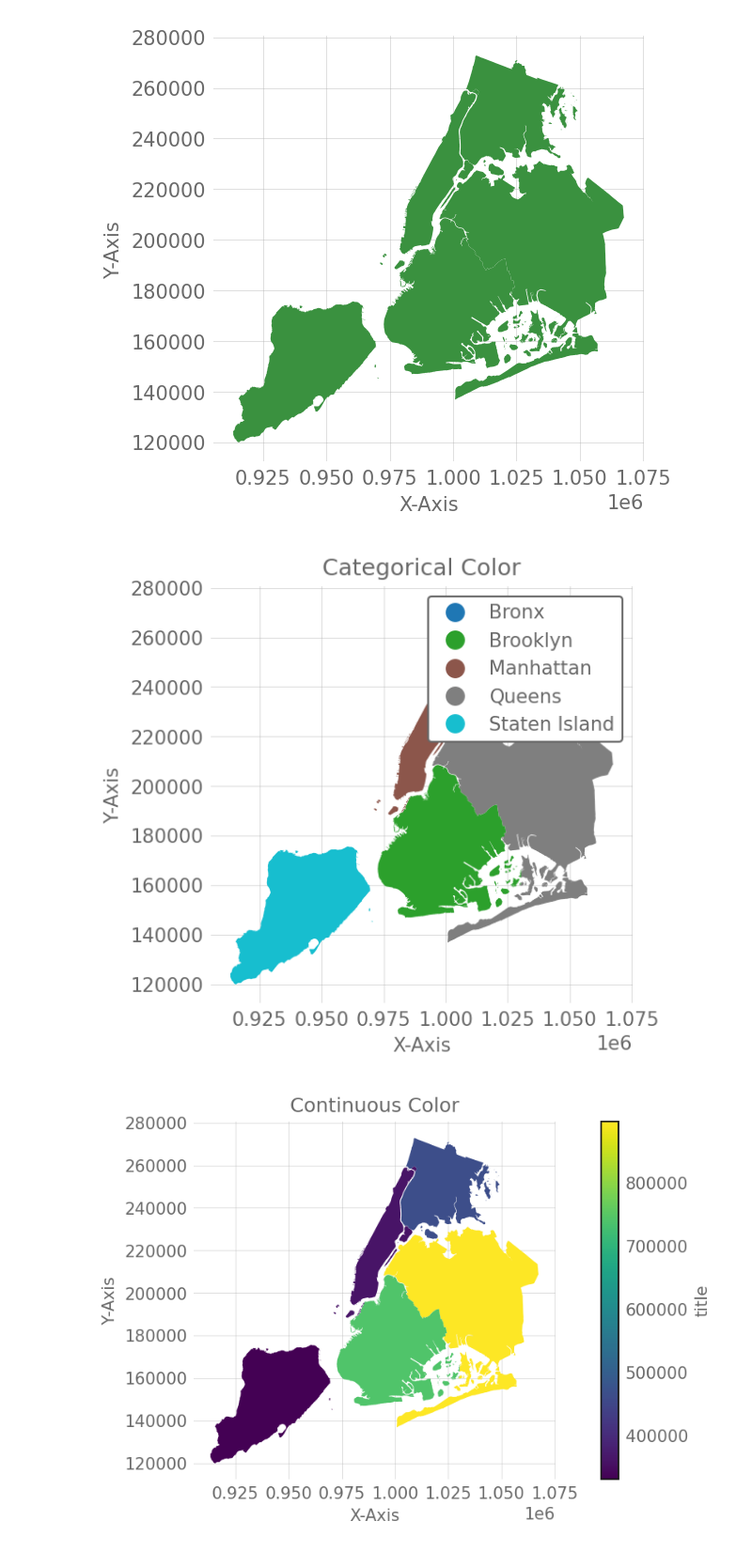
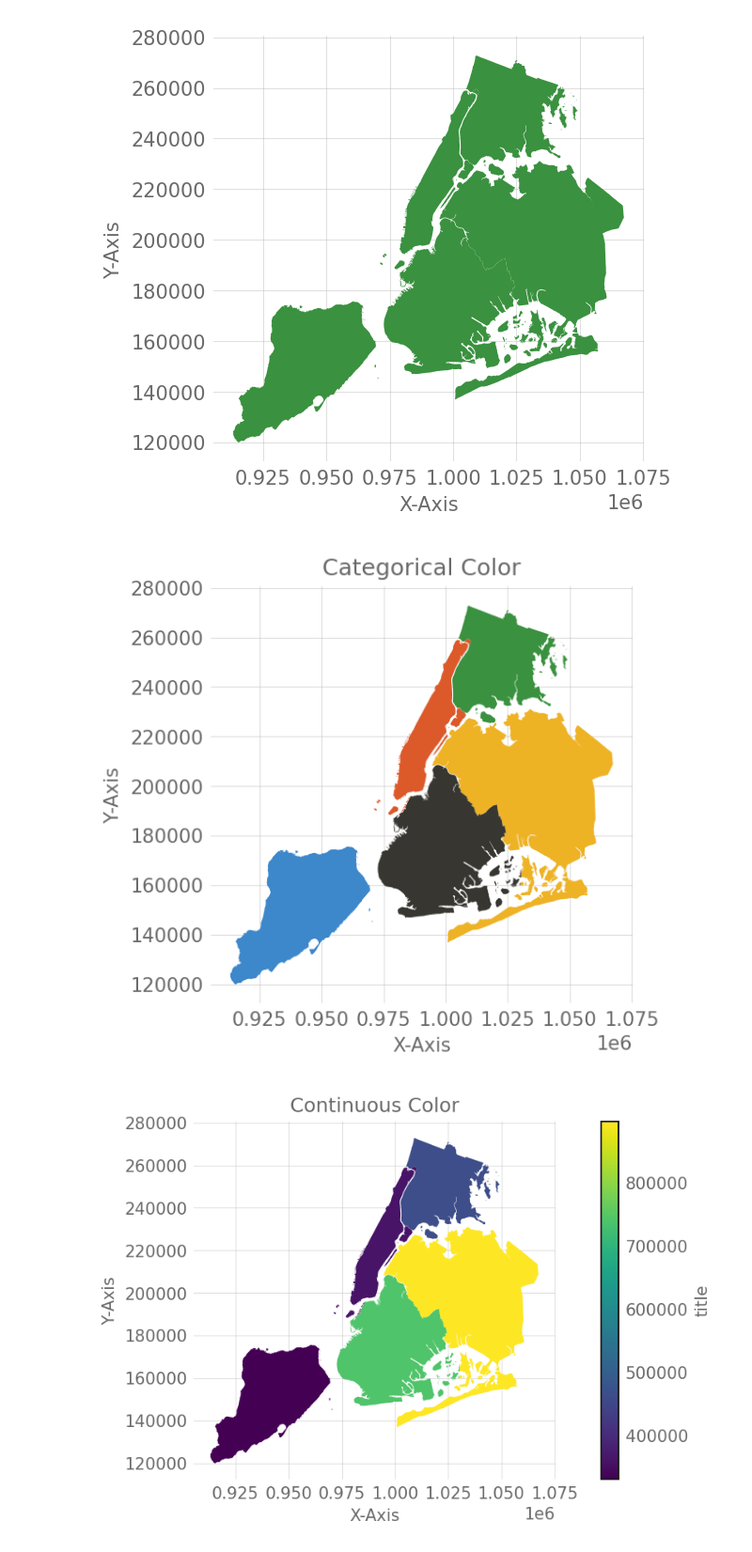
Before and after one commit to lukaszgajewski/ALLFED-matplotlib-style-sheet, a Jupyter notebook: Style Sheet Gallery.ipynb, the cells around one changed output. Shown at 94% size. Cells and saved outputs as stored; diff of their text form; code cells hidden in the pictures.

```diff
--- a/Style Sheet Gallery.ipynb
+++ b/Style Sheet Gallery.ipynb
@@ -60,13 +61,18 @@ ax.set_xlabel("X-Axis");
 # %% [output]
 [figure]
 # %%
-ax = gdf.plot(column="BoroName", legend=True);
+# Create a custom colormap with the specified colors
+# geopandas only takes colormaps, so we have to define it here
+colors_cmap =[ '#3A913F', '#363631', '#DC582A', '#F0B323', '#3D87CB']
+cmap = colors.LinearSegmentedColormap.from_list("my_colormap", colors_cmap)
+
+ax = gdf.plot(column="BoroName", legend=False, cmap=cmap);
 ax.set_title("Categorical Color");
 ax = plt.gca()
 ax.set_ylabel("Y-Axis")
 ax.set_xlabel("X-Axis");
 # %% [output]
-[figure, old version]
+[figure, new version]
 # %%
 ax = gdf.plot(column="Shape_Leng", legend=True, legend_kwds={"label":"title"});
 ax.set_title("Continuous Color");
```
Also changed, not shown: parts of 1 cell of this notebook.
